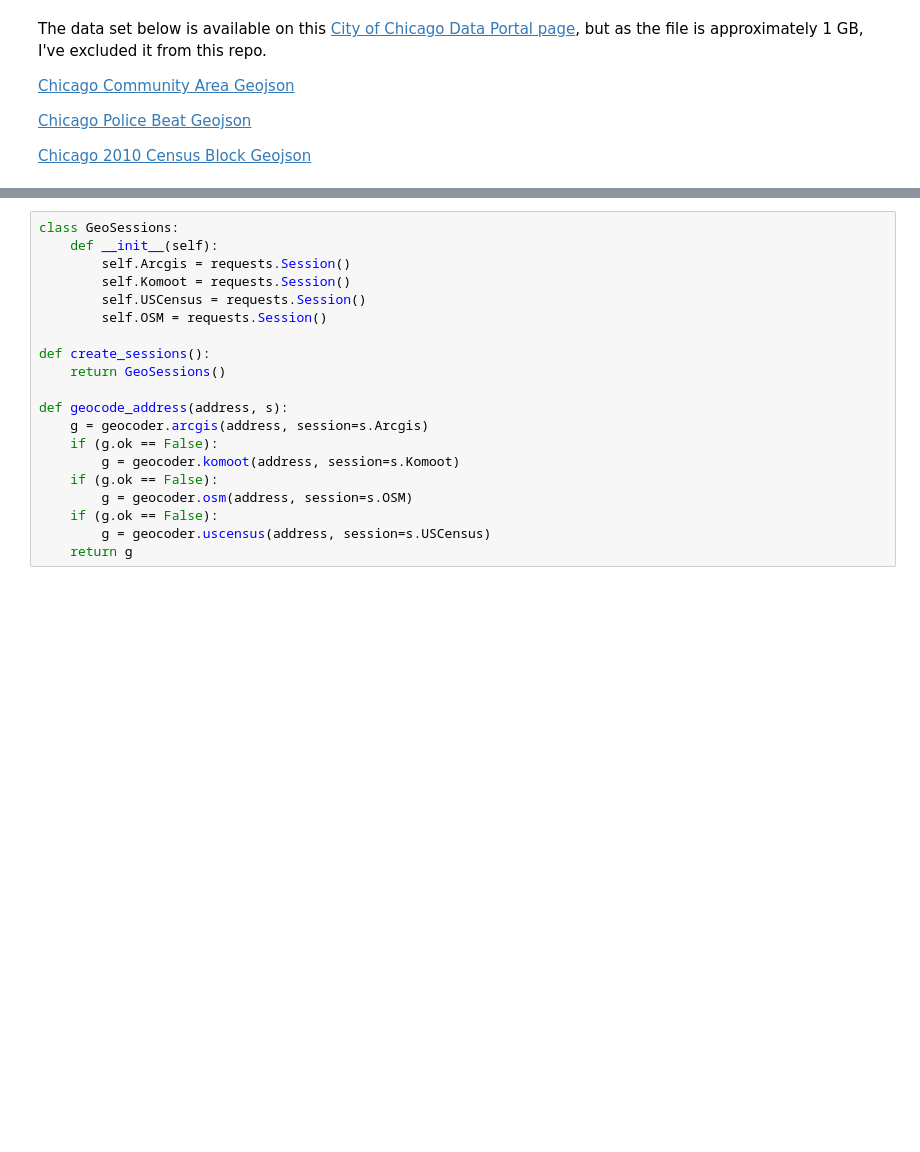
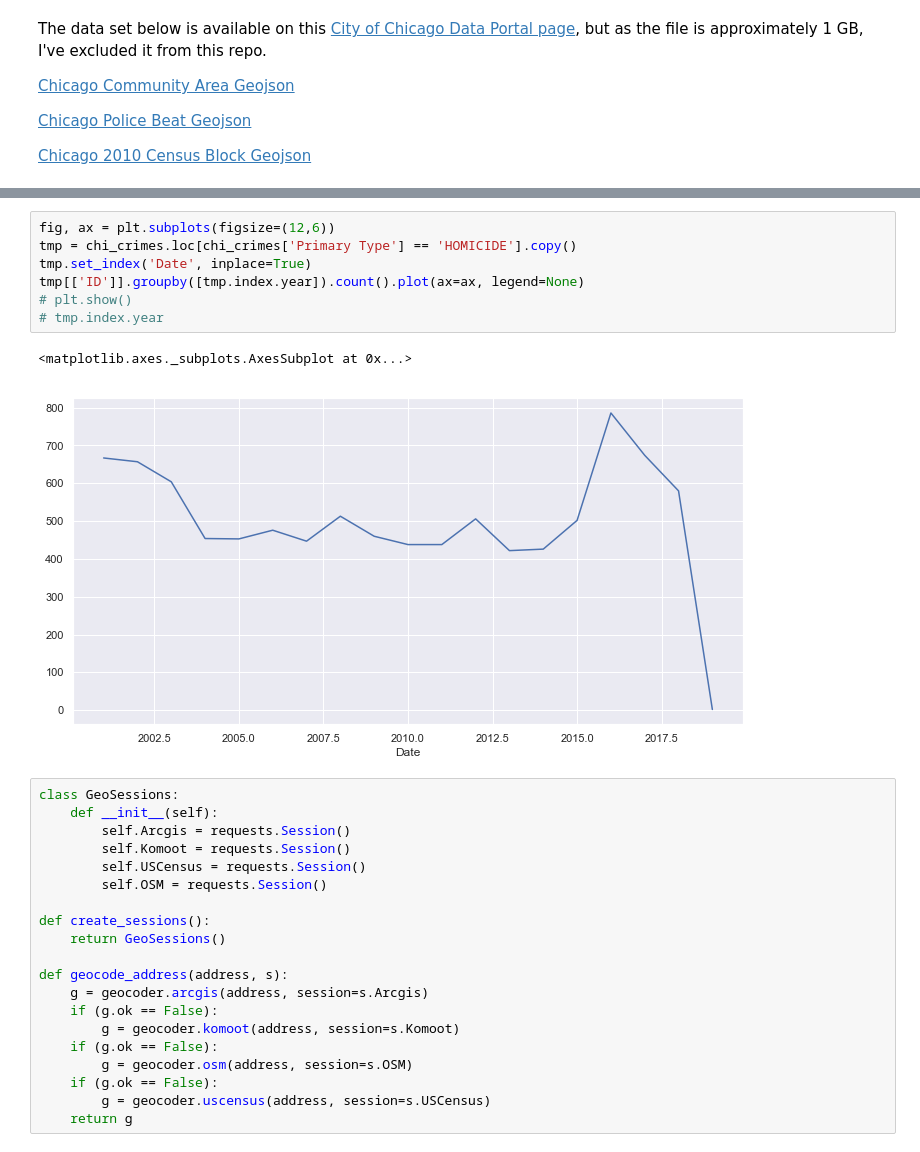
Before and after one commit to MattTriano/Chicago_Crimes, a Jupyter notebook: Chicago_Crime_Exploration.ipynb, the cells around one changed output, grey strips where cells are left out. Drawn from its saved outputs; the diff is of its cells as text; blank space fills up the shorter version.

```diff
--- a/Chicago_Crime_Exploration.ipynb
+++ b/Chicago_Crime_Exploration.ipynb
@@ -106,3 +287,13 @@ memory usage: 722.1+ MB
+# %%
+fig, ax = plt.subplots(figsize=(12,6))
+tmp = chi_crimes.loc[chi_crimes['Primary Type'] == 'HOMICIDE'].copy()
+tmp.set_index('Date', inplace=True)
+tmp[['ID']].groupby([tmp.index.year]).count().plot(ax=ax, legend=None)
+# plt.show()
+# tmp.index.year
+# %% [output]
+<matplotlib.axes._subplots.AxesSubplot at 0x...>
+[figure, added]
 # %%
 class GeoSessions:
     def __init__(self):
```
Also changed, not shown: parts of 23 cells of this notebook.
